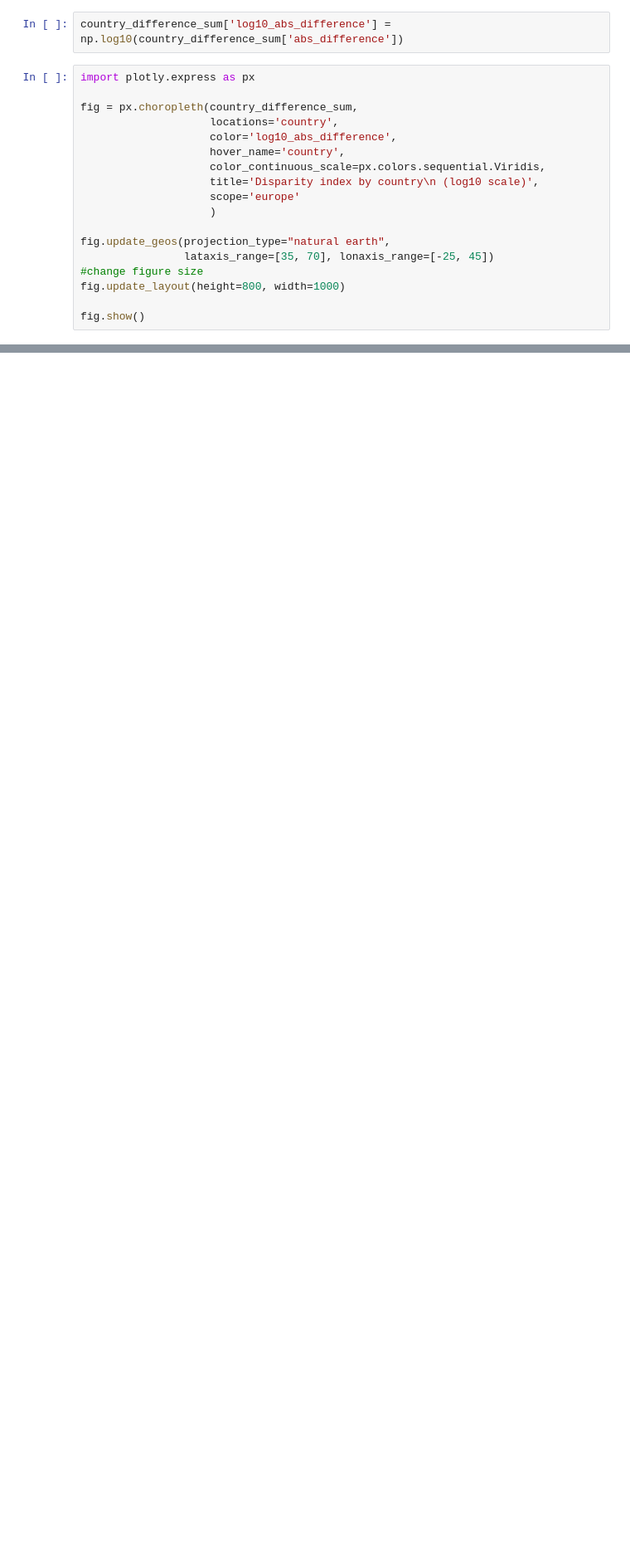
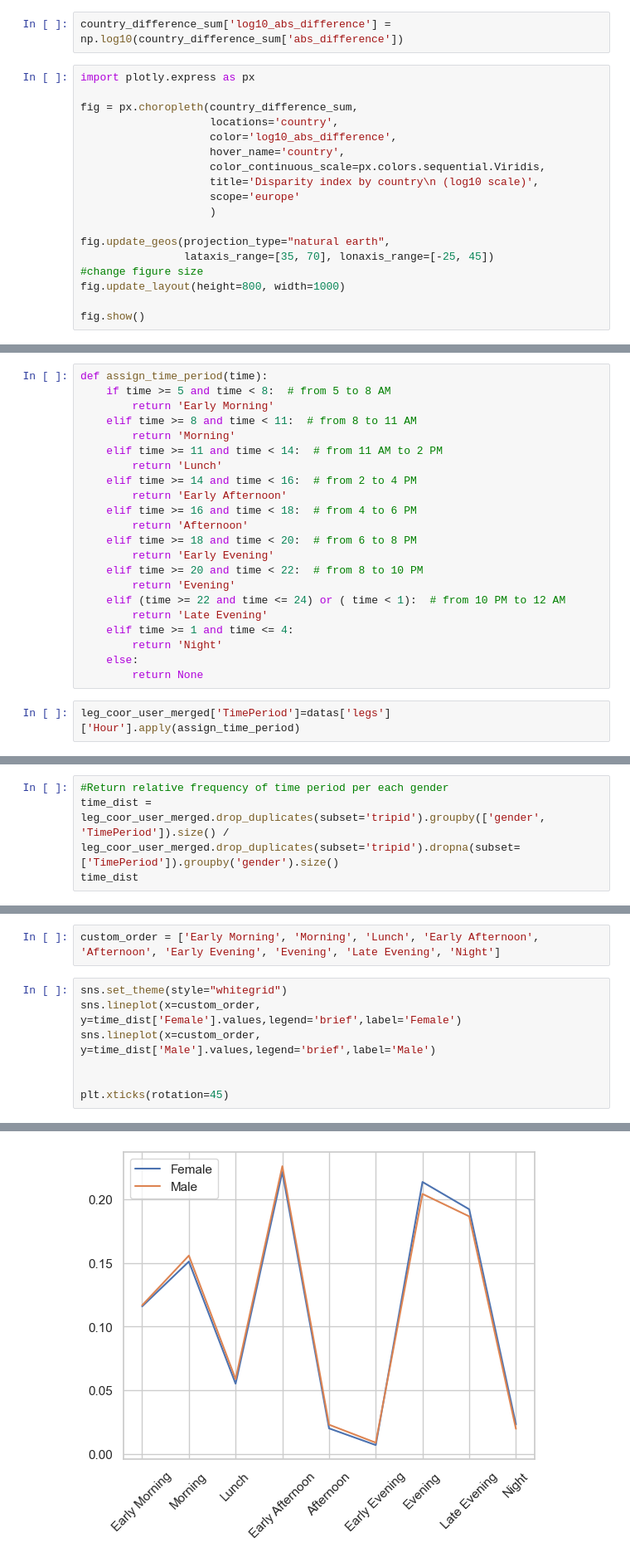
Before and after one commit to zavidos/SmartCitiesLab, a Jupyter notebook: dataset_analysis.ipynb, the cells around one changed output, grey strips where cells are left out. Shown at 83% size. Saved outputs shown, nothing was run; the diff lists cells and outputs as text; blank space fills up the shorter version.

```diff
--- a/dataset_analysis.ipynb
+++ b/dataset_analysis.ipynb
@@ -756,0 +757,24 @@ fig.show()
+# %%
+def assign_time_period(time):
+    if time >= 5 and time < 8:  # from 5 to 8 AM
+        return 'Early Morning'
+    elif time >= 8 and time < 11:  # from 8 to 11 AM
+        return 'Morning'
+    elif time >= 11 and time < 14:  # from 11 AM to 2 PM
+        return 'Lunch'
+    elif time >= 14 and time < 16:  # from 2 to 4 PM
+        return 'Early Afternoon'
+    elif time >= 16 and time < 18:  # from 4 to 6 PM
+        return 'Afternoon'
+    elif time >= 18 and time < 20:  # from 6 to 8 PM
+        return 'Early Evening'
+    elif time >= 20 and time < 22:  # from 8 to 10 PM
+        return 'Evening'
+    elif (time >= 22 and time <= 24) or ( time < 1):  # from 10 PM to 12 AM
+        return 'Late Evening'
+    elif time >= 1 and time <= 4:
+        return 'Night'
+    else:
+        return None
+# %%
+leg_coor_user_merged['TimePeriod']=datas['legs']['Hour'].apply(assign_time_period)
@@ -756,0 +790,4 @@ fig.show()
+# %%
+#Return relative frequency of time period per each gender
+time_dist = leg_coor_user_merged.drop_duplicates(subset='tripid').groupby(['gender', 'TimePeriod']).size() / leg_coor_user_merged.drop_duplicates(subset='tripid').dropna(subset=['TimePeriod']).groupby('gender').size()
+time_dist
@@ -756,0 +812,10 @@ fig.show()
+# %%
+custom_order = ['Early Morning', 'Morning', 'Lunch', 'Early Afternoon', 'Afternoon', 'Early Evening', 'Evening', 'Late Evening', 'Night']
+# %%
+sns.set_theme(style="whitegrid")
+sns.lineplot(x=custom_order, y=time_dist['Female'].values,legend='brief',label='Female')
+sns.lineplot(x=custom_order, y=time_dist['Male'].values,legend='brief',label='Male')
+
+
+plt.xticks(rotation=45)
+# %% [output]
@@ -756,0 +832 @@ fig.show()
+[figure, added]
```
Also changed, not shown: parts of 29 cells of this notebook, 2 other files.
